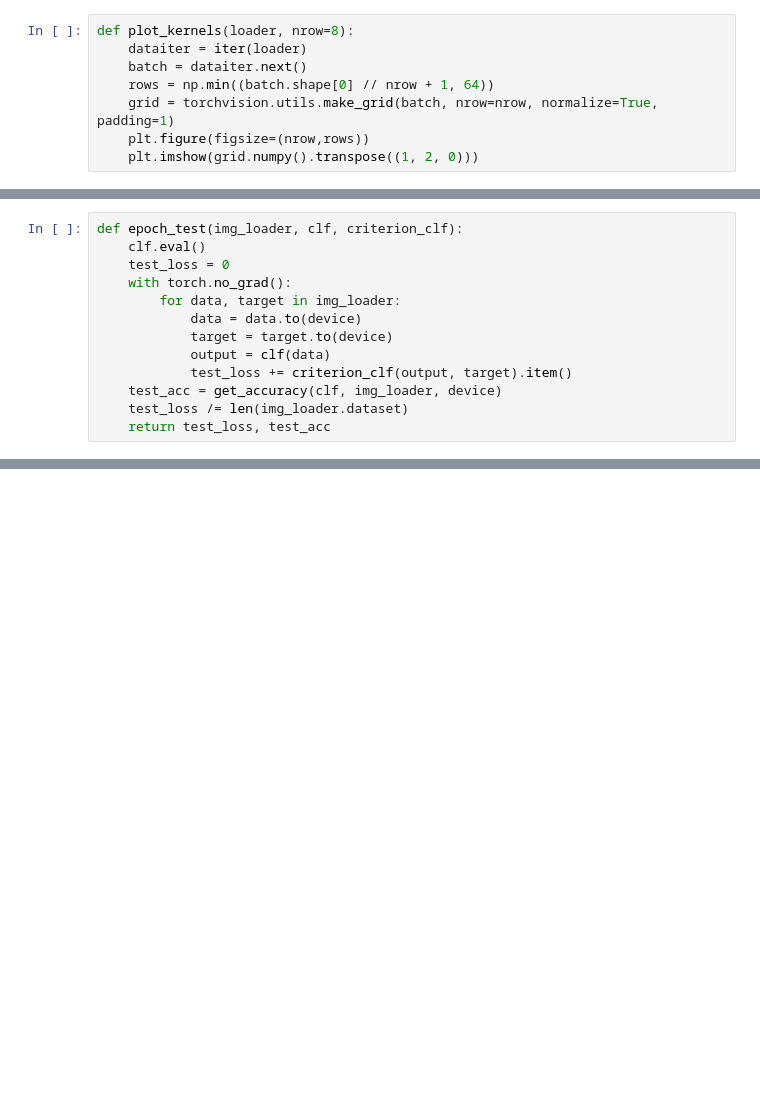
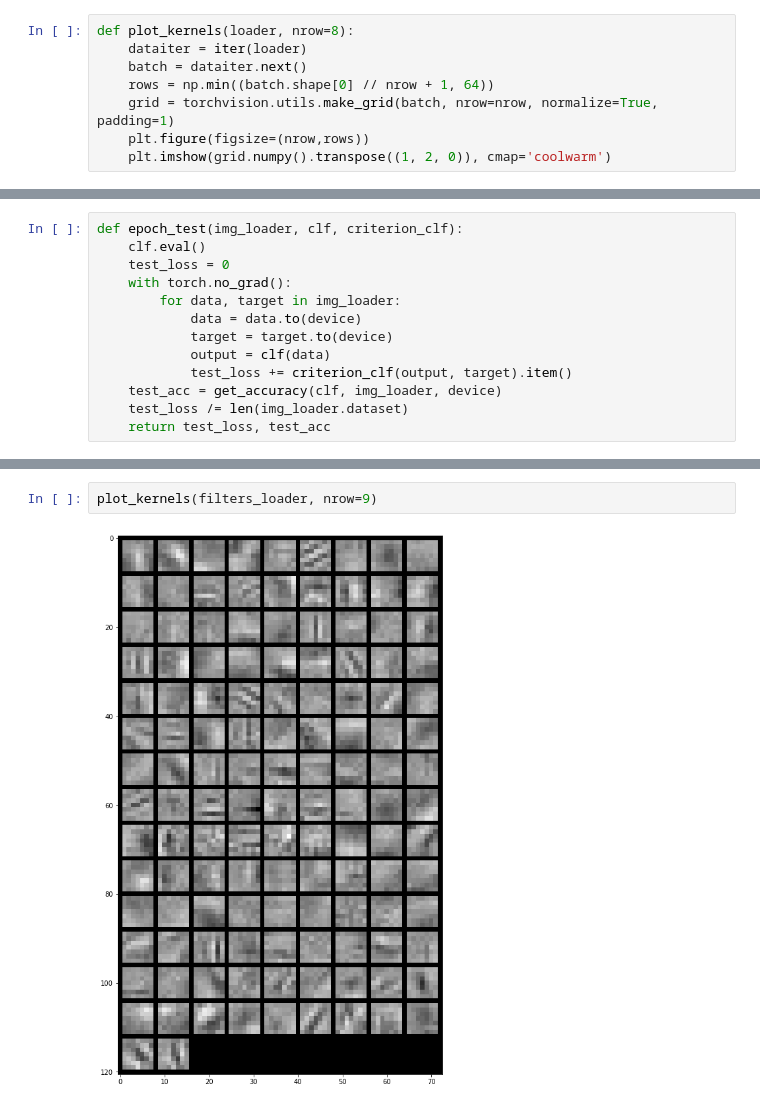
Before and after one commit to realfolkcode/AdversarialRegularization, a Jupyter notebook: regularization.ipynb, the cells around one changed output, grey strips where cells are left out. Cells and saved outputs as stored; diff of their text form; blank space fills up the shorter version.

```diff
--- a/regularization.ipynb
+++ b/regularization.ipynb
@@ -191,7 +191,7 @@ def plot_kernels(loader, nrow=8):
     rows = np.min((batch.shape[0] // nrow + 1, 64))
     grid = torchvision.utils.make_grid(batch, nrow=nrow, normalize=True, padding=1)
     plt.figure(figsize=(nrow,rows))
-    plt.imshow(grid.numpy().transpose((1, 2, 0)))
+    plt.imshow(grid.numpy().transpose((1, 2, 0)), cmap='coolwarm')
 # %%
 plot_kernels(filters_loader[0], nrow=9)
 # %% [output]
@@ -555,0 +596,4 @@ plt.show()
+# %%
+plot_kernels(filters_loader, nrow=9)
+# %% [output]
+[figure, added]
```
Also changed, not shown: parts of 9 cells of this notebook.
